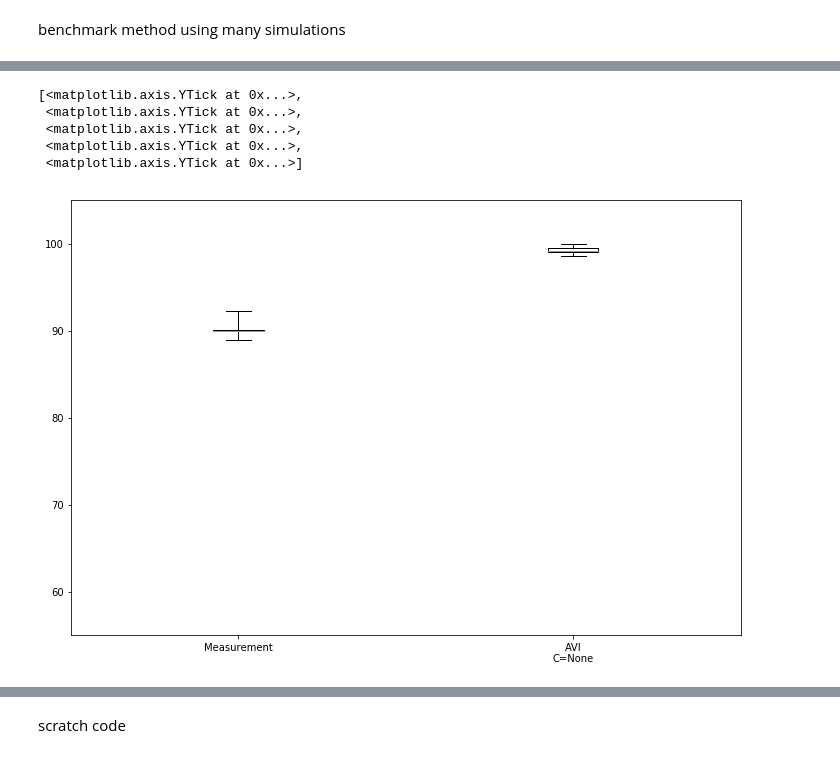
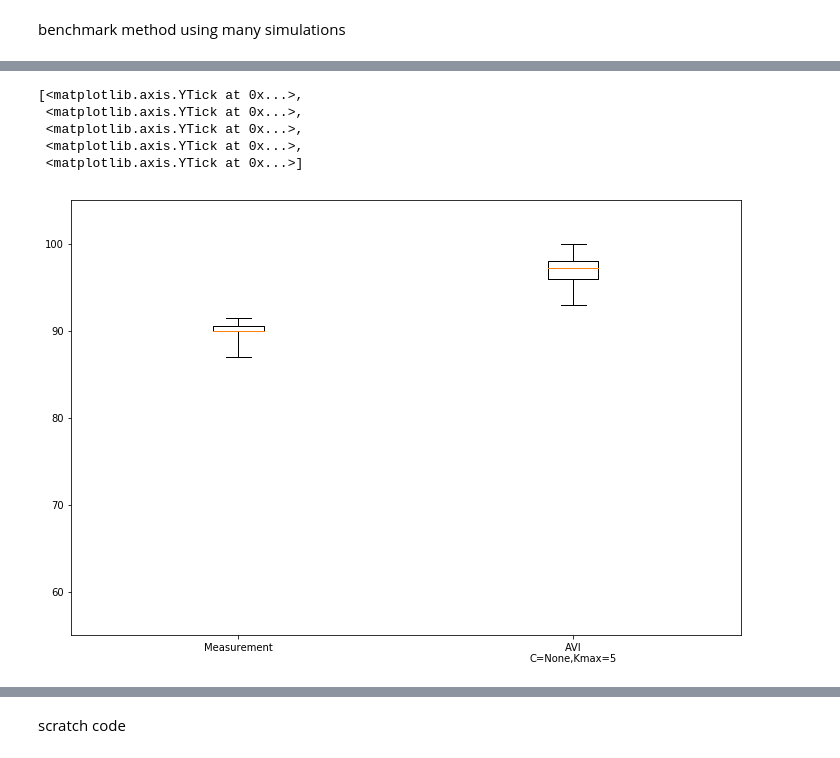
Before and after one commit to rhaksar/filter-large-GMDPs, a Jupyter notebook: message passing.ipynb, the cells around one changed output, grey strips where cells are left out. Drawn from its saved outputs; the diff is of its cells as text; code cells hidden in the pictures.

```diff
--- a/message passing.ipynb
+++ b/message passing.ipynb
@@ -396,9 +426,9 @@ def variational_method(prior, neighbors, grid_size, meas_data, Kmax=1, C=None):
 # %% [markdown]
 run a simulation
 # %%
-Kmax = 25
+Kmax = 10
 C = None
-np.random.seed(1000+500)
+np.random.seed(1000+100)
 
 fire_init = [(int(grid_size/2)+1,int(grid_size/2)+1)]
 sim = FireSimulator(grid_size, alpha=alpha, beta=beta, fire_init=fire_init)
@@ -479,8 +509,8 @@ while not sim.end:
     total_time.append(t)
     state_est = np.argmax(belief, axis=2)
 
-    if status and status[0] != 'Converged':
-        print('[sim step %d] VI did not converge after %d iterations' %(sim.iter,status[1]))
+    # if status and status[0] != 'Converged':
+    #     print('[sim step %d] VI did not converge after %d iterations' %(sim.iter,status[1]))
     # elif status[0] == 'Converged':
     #     print('VI converged after %d iterations' %(status[1]))
 
@@ -593,11 +623,13 @@ ax3 = visualize_forest(ax3, state_est)
 # %% [markdown]
 benchmark method using many simulations
 # %%
-grid_size = 25
+grid_size = 10
 Kparam = 1
 Cparam = None
 
-total_sims = 100
+total_sims = 1000
+offset = 0
+save = True
 
 alpha = 0.2763
 beta = np.exp(-0.1)
@@ -626,7 +658,7 @@ tic = time.clock()
 for s_idx,s in enumerate(range(total_sims)):
 
     seed = s+1000
-    np.random.seed(seed)
+    np.random.seed(seed+offset)
     results[seed] = {}
     results[seed]['state_error'] = []
     results[seed]['meas_error'] = []
@@ -680,8 +712,9 @@ print('[%s] finish' %st)
 toc = time.clock()
 print('%0.2fs = %0.2fm elapsed' % (toc-tic,(toc-tic)/60))
 
-filename = 'mp_gs' + str(grid_size) + '_K' + str(Kparam) + '_C' + str(Cparam) + '_s' + str(total_sims) + '.pkl'
-output = open('data files/'+filename, 'wb')
-pickle.dump(results, output)
-output.close()
+if save:
+    filename = 'mp_gs' + str(grid_size) + '_K' + str(Kparam) + '_C' + str(Cparam) + '_s' + str(total_sims) + '.pkl'
+    output = open('data files/'+filename, 'wb')
+    pickle.dump(results, output)
+    output.close()
 # %% [output]
@@ -712,34 +745,34 @@ ax.plot(meas_error_plot)
 # %%
 plot_data = []
 state_accuracy = []
 meas_accuracy = []
 for s in results.keys():
     if isinstance(s, int):
         errors = results[s]['state_error']
         accuracies_pct = [(grid_size**2 - e)*100/grid_size**2 for e in errors]
         state_accuracy.append(np.median(accuracies_pct))
 
         errors = results[s]['meas_error']
         accuracies_pct = [(grid_size**2 - e)*100/grid_size**2 for e in errors]
         meas_accuracy.append(np.median(accuracies_pct))
 
 plot_data.append(meas_accuracy)
 plot_data.append(state_accuracy)
 
 fig = plt.figure(figsize=(12,8))
 ax = fig.add_subplot(111)
 returns = boxplot_ax = ax.boxplot(plot_data, whis='range')
 
-ax.set_xticklabels(['Measurement','AVI\nC=%s'%Cparam])
+ax.set_xticklabels(['Measurement','AVI\nC=%s,Kmax=%d'%(Cparam,Kparam)])
 ax.set_ylim([55,105])
 ax.set_yticks(np.arange(60, 110, 10.0))
 # %% [output]
 [<matplotlib.axis.YTick at 0x...>,
  <matplotlib.axis.YTick at 0x...>,
  <matplotlib.axis.YTick at 0x...>,
  <matplotlib.axis.YTick at 0x...>,
  <matplotlib.axis.YTick at 0x...>]
-[figure, old version]
+[figure, new version]
 # %%
 ex_data = plot_data[1]
 print(np.amin(ex_data))
```
Also changed, not shown: parts of 7 cells of this notebook.
